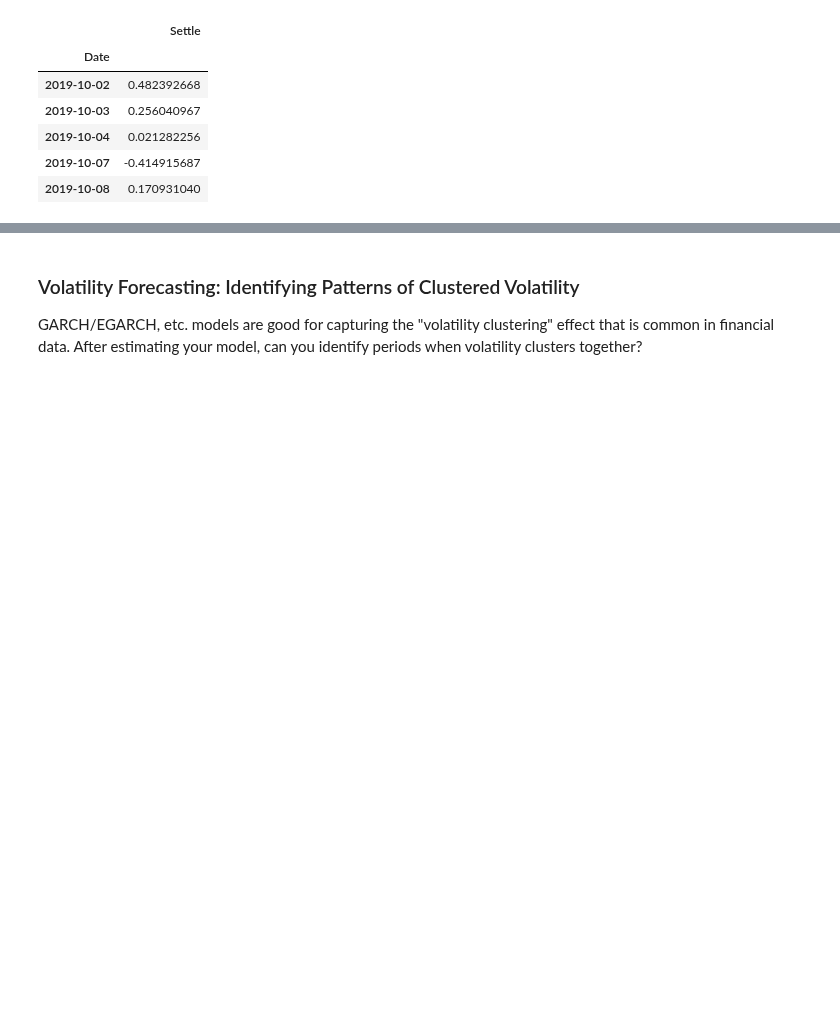
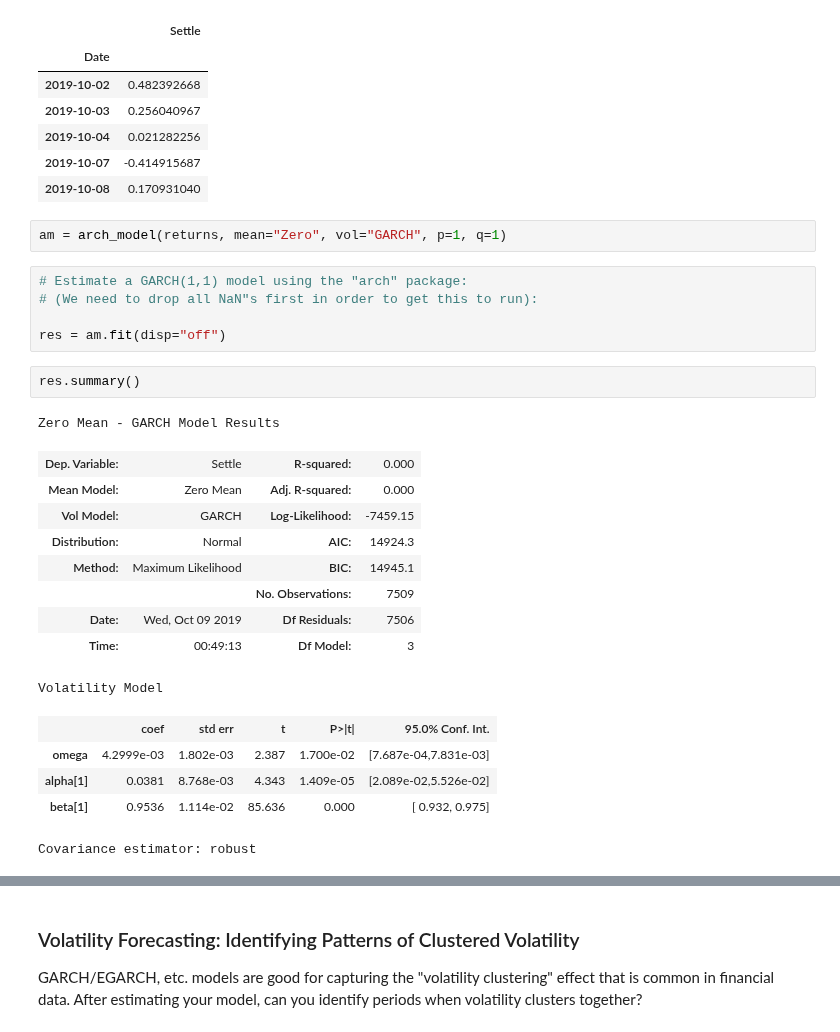
Before and after one commit to rolopez21/10-Time-Series, a Jupyter notebook: Starter_Code/time_series_analysis.ipynb, the cells around one changed output, grey strips where cells are left out. Drawn from its saved outputs; the diff is of its cells as text; blank space fills up the shorter version.

```diff
--- a/Starter_Code/time_series_analysis.ipynb
+++ b/Starter_Code/time_series_analysis.ipynb
@@ -701,5 +616,30 @@ returns.tail()
 | 2019-10-04 | 0.021282256 |
 | 2019-10-07 | -0.414915687 |
 | 2019-10-08 | 0.170931040 |
+# %%
+am = arch_model(returns, mean="Zero", vol="GARCH", p=1, q=1)
+# %%
+# Estimate a GARCH(1,1) model using the "arch" package:
+# (We need to drop all NaN"s first in order to get this to run):
+
+res = am.fit(disp="off")
+# %%
+res.summary()
+# %% [output]
+Zero Mean - GARCH Model Results
+| Dep. Variable: | Settle | R-squared: | 0.000 |
+| Mean Model: | Zero Mean | Adj. R-squared: | 0.000 |
+| Vol Model: | GARCH | Log-Likelihood: | -7459.15 |
+| Distribution: | Normal | AIC: | 14924.3 |
+| Method: | Maximum Likelihood | BIC: | 14945.1 |
+|  |  | No. Observations: | 7509 |
+| Date: | Wed, Oct 09 2019 | Df Residuals: | 7506 |
+| Time: | 00:49:13 | Df Model: | 3 |
+Volatility Model
+|  | coef | std err | t | P>|t| | 95.0% Conf. Int. |
+| omega | 4.2999e-03 | 1.802e-03 | 2.387 | 1.700e-02 | [7.687e-04,7.831e-03] |
+| alpha[1] | 0.0381 | 8.768e-03 | 4.343 | 1.409e-05 | [2.089e-02,5.526e-02] |
+| beta[1] | 0.9536 | 1.114e-02 | 85.636 | 0.000 | [ 0.932, 0.975] |
+Covariance estimator: robust
 # %%
 # %% [output]
```
Also changed, not shown: parts of 30 cells of this notebook.
